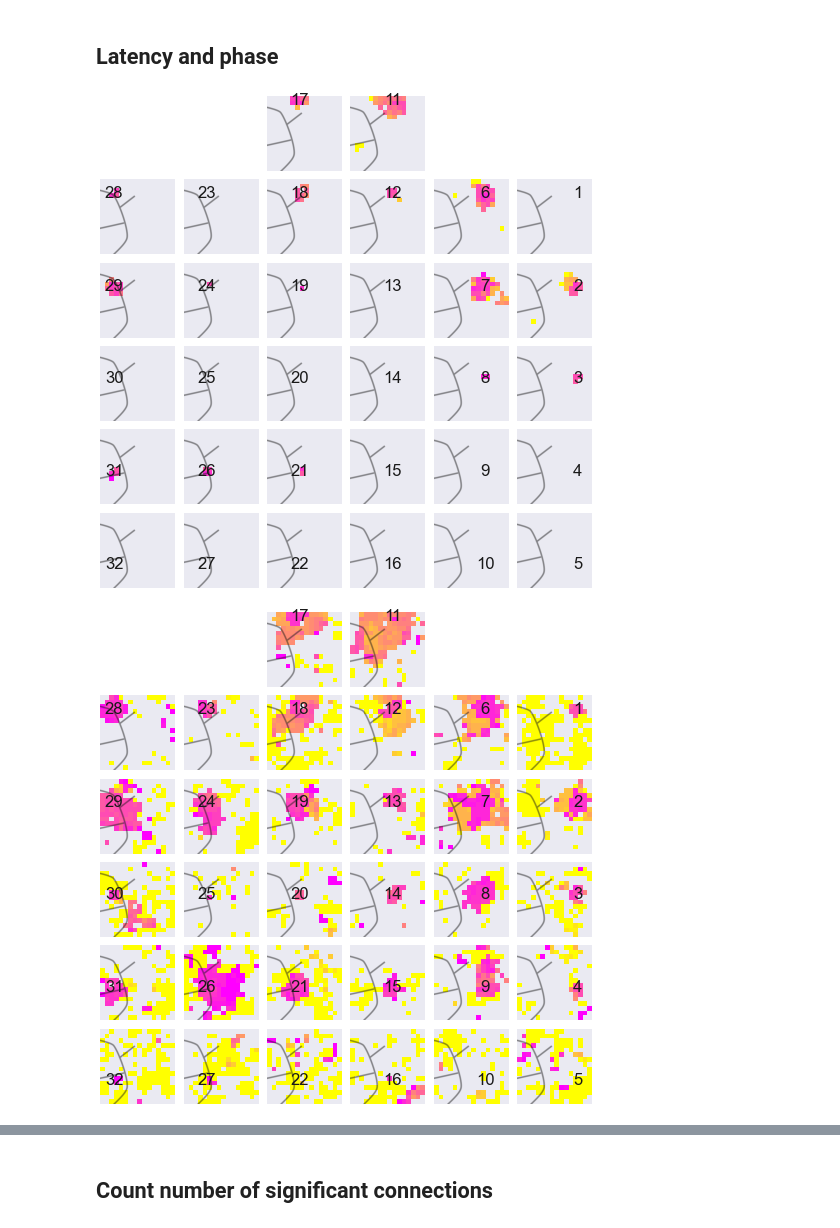
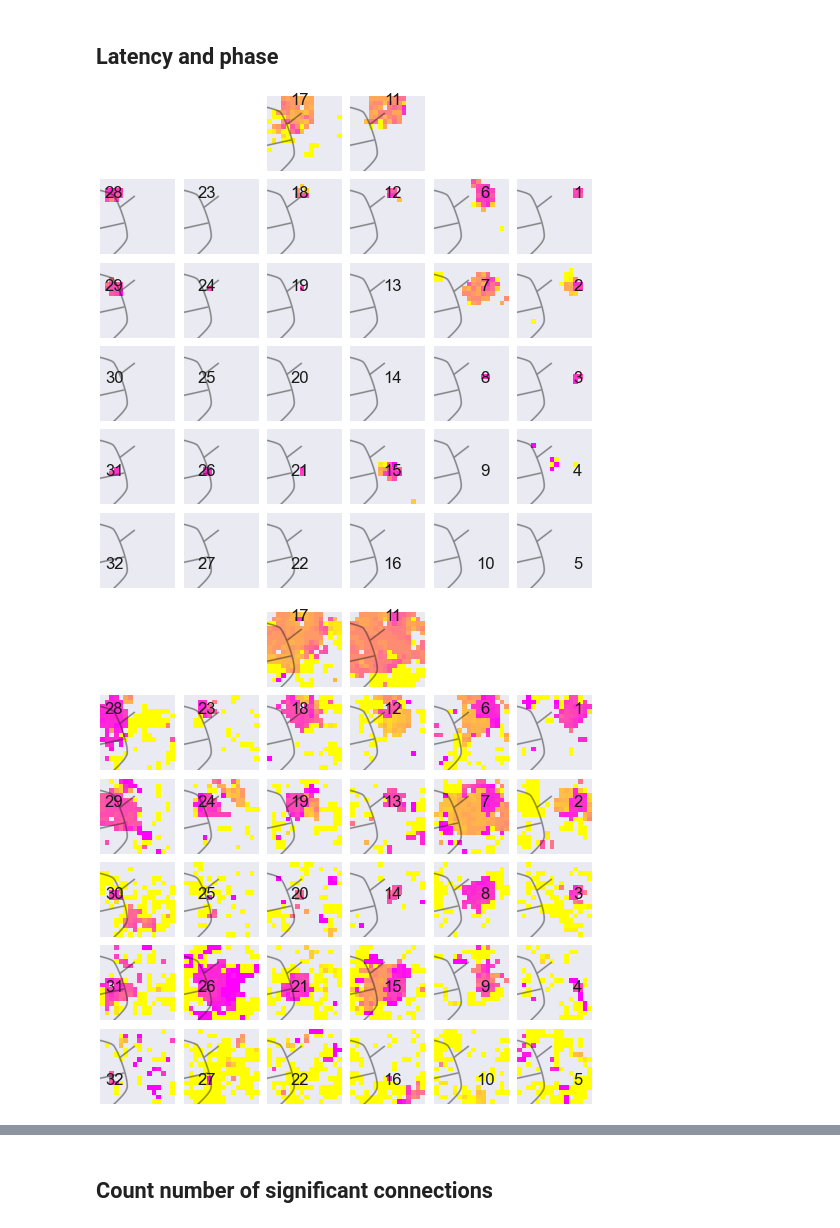
Before and after one commit to leoscholl/ecog_opto_connectivity, a Jupyter notebook: 3_metric_comparisons.ipynb, the cells around one changed output, grey strips where cells are left out. Saved outputs shown, nothing was run; the diff lists cells and outputs as text; code cells hidden in the pictures.

```diff
--- a/3_metric_comparisons.ipynb
+++ b/3_metric_comparisons.ipynb
@@ -90,7 +90,8 @@ for subject in ['beignet', 'affi']:
                                               colorbar=False, color='w', ax=ax_accllr[idx])
 
         # ITPC
-        diff, p = calc_fdrc_ranktest(subj_data['itpc_map'][idx], subj_data['itpc_null_maps'][idx], alpha=alpha)
+        diff, p = calc_fdrc_ranktest(subj_data['itpc_map'][idx], subj_data['itpc_null_maps'][idx],
+                                     alpha=alpha, nan_policy='omit')
         conn = convert_latency_to_serr(stim_site, subj_data['itpc_latency'][idx],
                                        subj_data['itpc_map'][idx], p)
         plot_annotated_spatial_drive_map_stim(conn, stim_site, subject, 'lm1', theta,
@@ -146,33 +147,34 @@ for subject in ['beignet', 'affi']:
 
     subj_data = aopy.data.pkl_read(
         f'{subject}_connectivity_all_sites_{version}.pkl', postproc_dir)
     theta = 0 if subject == 'beignet' else 90
     stim_ch = subj_data['sites']
     elec_pos, acq_ch, elecs = aopy.data.load_chmap(theta=theta)
 
     fig2, ax_accllr = place_Opto32_subplots(theta=theta)
     fig3, ax_itpc = place_Opto32_subplots(theta=theta)
     for idx, stim_site in enumerate(tqdm(stim_ch)):
 
         # AccLLR
         latency = subj_data['accllr_latency'][idx]
         latency[subj_data['accllr_p'][idx] > alpha] = np.nan
         plot_annotated_spatial_drive_map_stim(1000*latency, stim_site, subject, 'lm1', theta,
                                               cmap='spring', clim=(10,30), interp=False,
                                               nan_color='#EAEAF2', colorbar=False, color='k',
                                               ax=ax_accllr[idx])
 
         # ITPC
         diff, p = calc_fdrc_ranktest(subj_data['itpc_map'][idx],
-                                     subj_data['itpc_null_maps'][idx], alpha=alpha)
+                                     subj_data['itpc_null_maps'][idx], alpha=alpha,
+                                     nan_policy='omit')
         latency = subj_data['itpc_latency'][idx]
         latency[p > alpha] = np.nan
         plot_annotated_spatial_drive_map_stim(1000*latency, stim_site, subject, 'lm1', theta,
                                               cmap='spring', clim=(10,30), interp=False,
                                               nan_color='#EAEAF2', colorbar=False, color='k',
                                               ax=ax_itpc[idx])
 
     plt.show()
 # %% [output]
-[figure, old version]
+[figure, new version]
-[figure, old version]
+[figure, new version]
```
Also changed, not shown: parts of 24 cells of this notebook, 54 other files.
